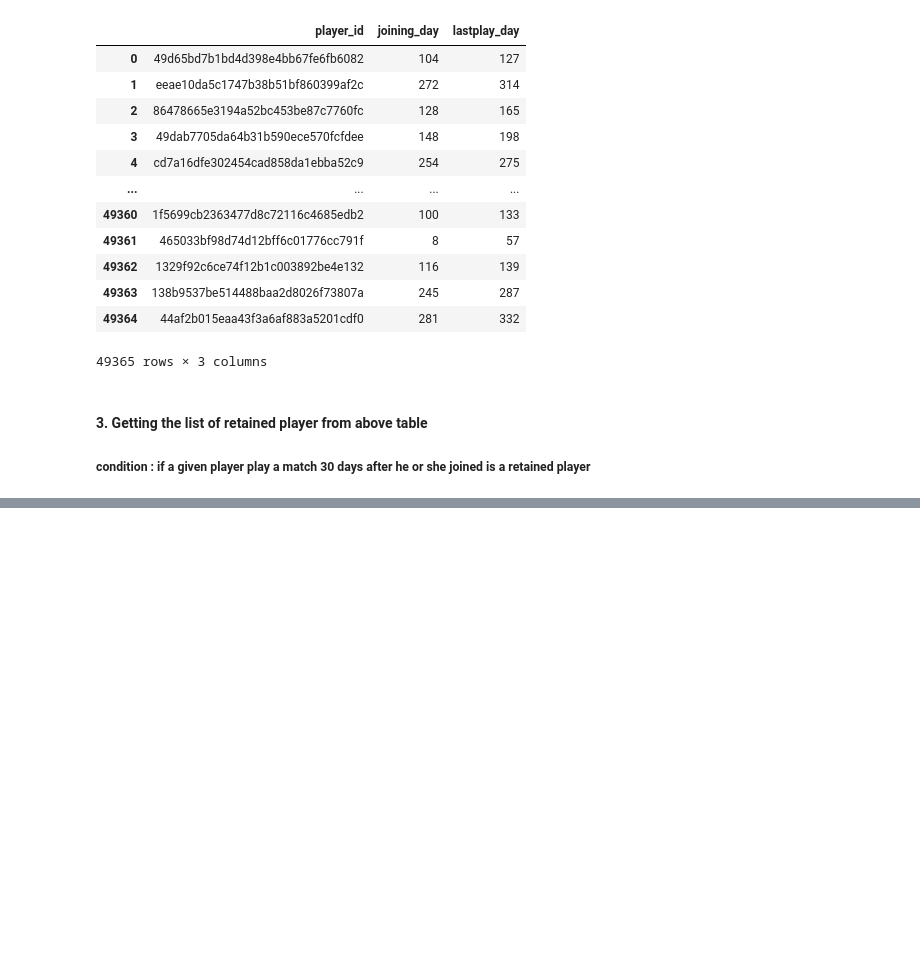
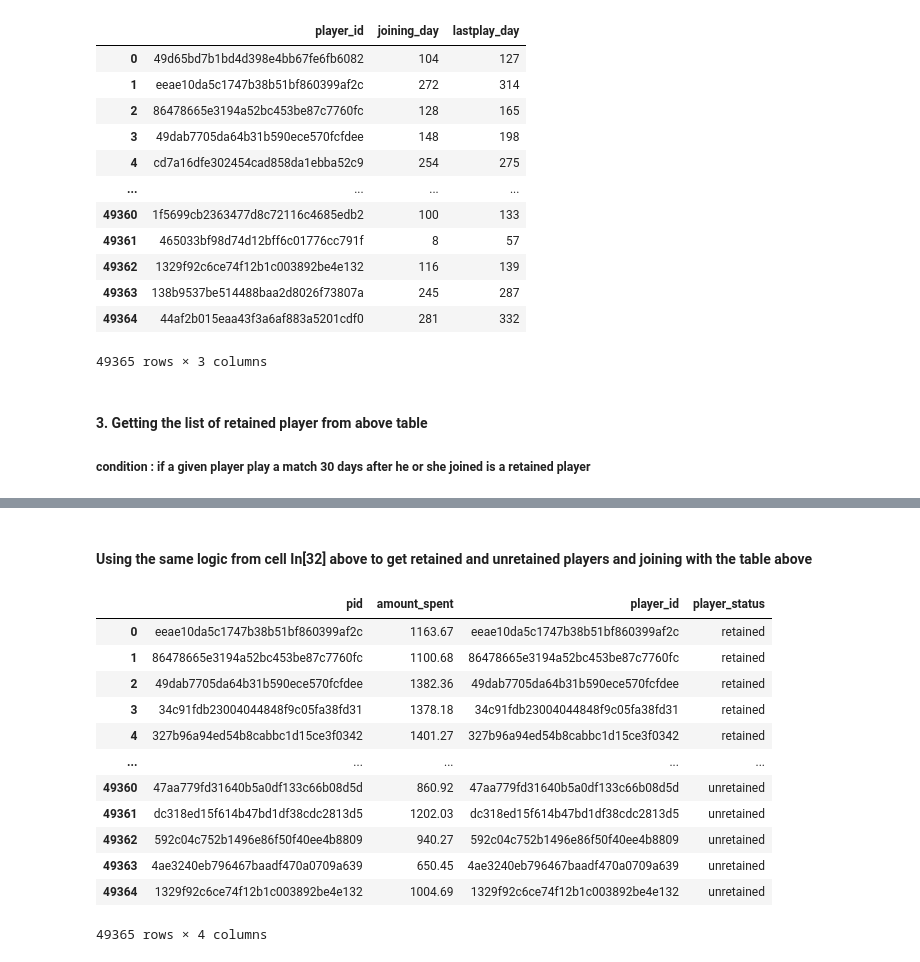
Before and after one commit to kashishverma10/rolling_retention, a Jupyter notebook: Project_sql_queries.ipynb, the cells around one changed output, grey strips where cells are left out. Saved outputs shown, nothing was run; the diff lists cells and outputs as text; code cells hidden in the pictures; blank space fills up the shorter version.

```diff
--- a/Project_sql_queries.ipynb
+++ b/Project_sql_queries.ipynb
@@ -191,0 +321,49 @@ WHERE days_info.lastplay_day - days_info.joining_day > 30
+# %% [markdown]
+####  Using the same logic from cell In[32] above to get retained and unretained players and joining with the table above
+# %%
+%%bigquery
+SELECT *
+FROM
+(SELECT player_id as pid,
+       SUM(price) as amount_spent
+FROM `junobigqueryclass.game_data.item_info` i
+JOIN `junobigqueryclass.game_data.purchase_info` p
+ON i.item_id = p.item_id
+GROUP BY 1) AS player_spent
+
+JOIN
+(SELECT days_info.player_id as player_id,
+        CASE
+        WHEN days_info.lastplay_day - days_info.joining_day > 30 THEN "retained"
+        ELSE 'unretained'
+        END AS player_status
+FROM
+(SELECT players.player_id,
+    players.joined as joining_day,
+    lastplay.lastplay_day
+FROM `junobigqueryclass.game_data.player_info` players
+JOIN
+(
+SELECT player_id as player_lastday,
+    MAX(day) as lastplay_day
+FROM `junobigqueryclass.game_data.matches_info`
+GROUP BY 1
+) as lastplay
+
+ON players.player_id = lastplay.player_lastday) as days_info) as player_status
+
+ON player_status.player_id = player_spent.pid
+# %% [output]
+|  | pid | amount_spent | player_id | player_status |
+| 0 | eeae10da5c1747b38b51bf860399af2c | 1163.67 | eeae10da5c1747b38b51bf860399af2c | retained |
+| 1 | 86478665e3194a52bc453be87c7760fc | 1100.68 | 86478665e3194a52bc453be87c7760fc | retained |
+| 2 | 49dab7705da64b31b590ece570fcfdee | 1382.36 | 49dab7705da64b31b590ece570fcfdee | retained |
+| 3 | 34c91fdb23004044848f9c05fa38fd31 | 1378.18 | 34c91fdb23004044848f9c05fa38fd31 | retained |
+| 4 | 327b96a94ed54b8cabbc1d15ce3f0342 | 1401.27 | 327b96a94ed54b8cabbc1d15ce3f0342 | retained |
+| ... | ... | ... | ... | ... |
+| 49360 | 47aa779fd31640b5a0df133c66b08d5d | 860.92 | 47aa779fd31640b5a0df133c66b08d5d | unretained |
+| 49361 | dc318ed15f614b47bd1df38cdc2813d5 | 1202.03 | dc318ed15f614b47bd1df38cdc2813d5 | unretained |
+| 49362 | 592c04c752b1496e86f50f40ee4b8809 | 940.27 | 592c04c752b1496e86f50f40ee4b8809 | unretained |
+| 49363 | 4ae3240eb796467baadf470a0709a639 | 650.45 | 4ae3240eb796467baadf470a0709a639 | unretained |
+| 49364 | 1329f92c6ce74f12b1c003892be4e132 | 1004.69 | 1329f92c6ce74f12b1c003892be4e132 | unretained |
+49365 rows × 4 columns
```
Also changed, not shown: parts of 19 cells of this notebook.
